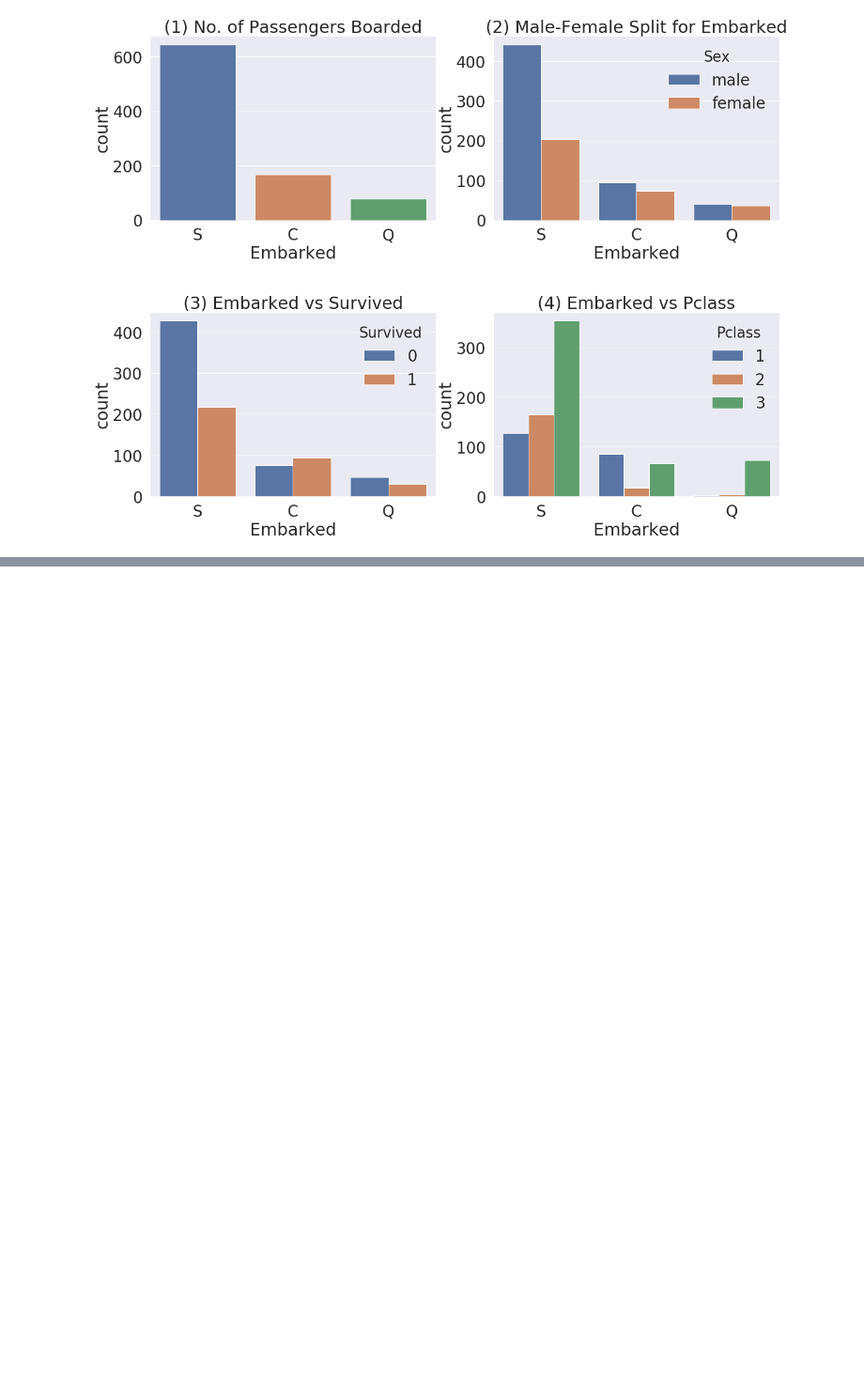
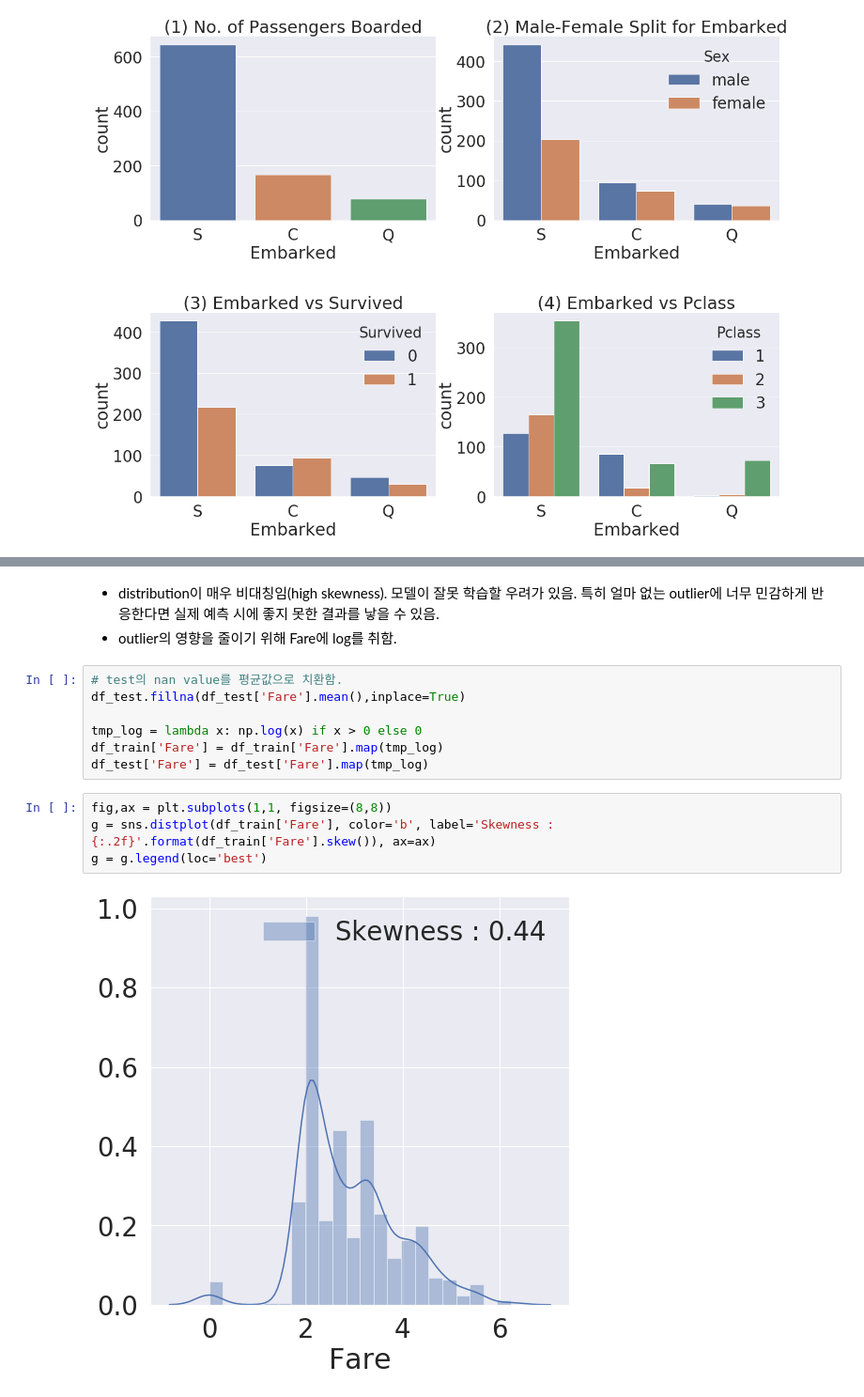
Before and after one commit to bluewood-truth/KaggleStudy, a Jupyter notebook: Binary classification/1st level_Titanic/Titanic01.ipynb, the cells around one changed output, grey strips where cells are left out. Shown at 94% size. Drawn from its saved outputs; the diff is of its cells as text; blank space fills up the shorter version.

```diff
--- a/Binary classification/1st level_Titanic/Titanic01.ipynb
+++ b/Binary classification/1st level_Titanic/Titanic01.ipynb
@@ -409,0 +451,16 @@ plt.show()
+# %% [markdown]
+* distribution이 매우 비대칭임(high skewness). 모델이 잘못 학습할 우려가 있음. 특히 얼마 없는 outlier에 너무 민감하게 반응한다면 실제 예측 시에 좋지 못한 결과를 낳을 수 있음.
+* outlier의 영향을 줄이기 위해 Fare에 log를 취함.
+# %%
+# test의 nan value를 평균값으로 치환함.
+df_test.fillna(df_test['Fare'].mean(),inplace=True)
+
+tmp_log = lambda x: np.log(x) if x > 0 else 0
+df_train['Fare'] = df_train['Fare'].map(tmp_log)
+df_test['Fare'] = df_test['Fare'].map(tmp_log)
+# %%
+fig,ax = plt.subplots(1,1, figsize=(8,8))
+g = sns.distplot(df_train['Fare'], color='b', label='Skewness : {:.2f}'.format(df_train['Fare'].skew()), ax=ax)
+g = g.legend(loc='best')
+# %% [output]
+[figure, added]
```
Also changed, not shown: parts of 14 cells of this notebook.
